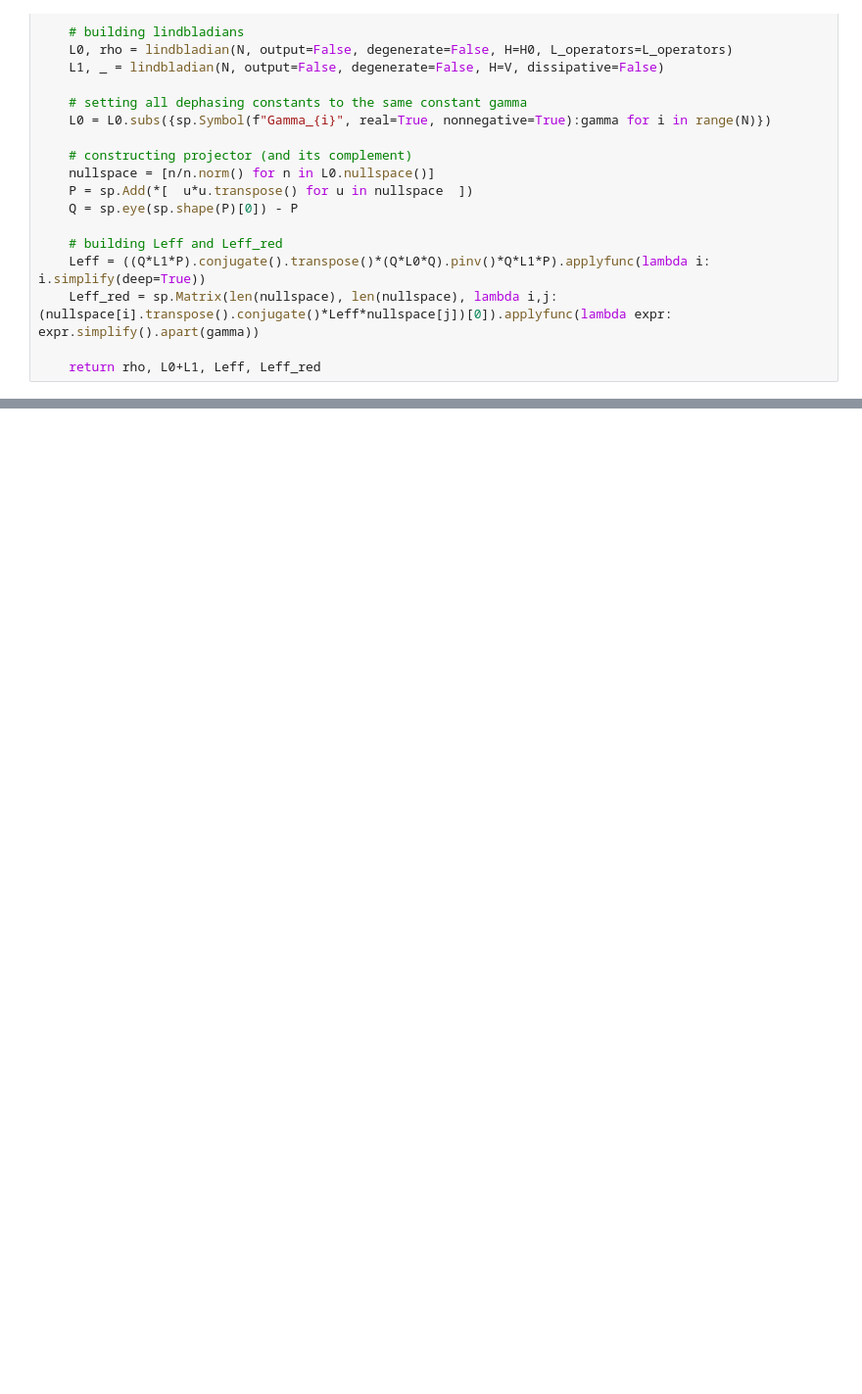
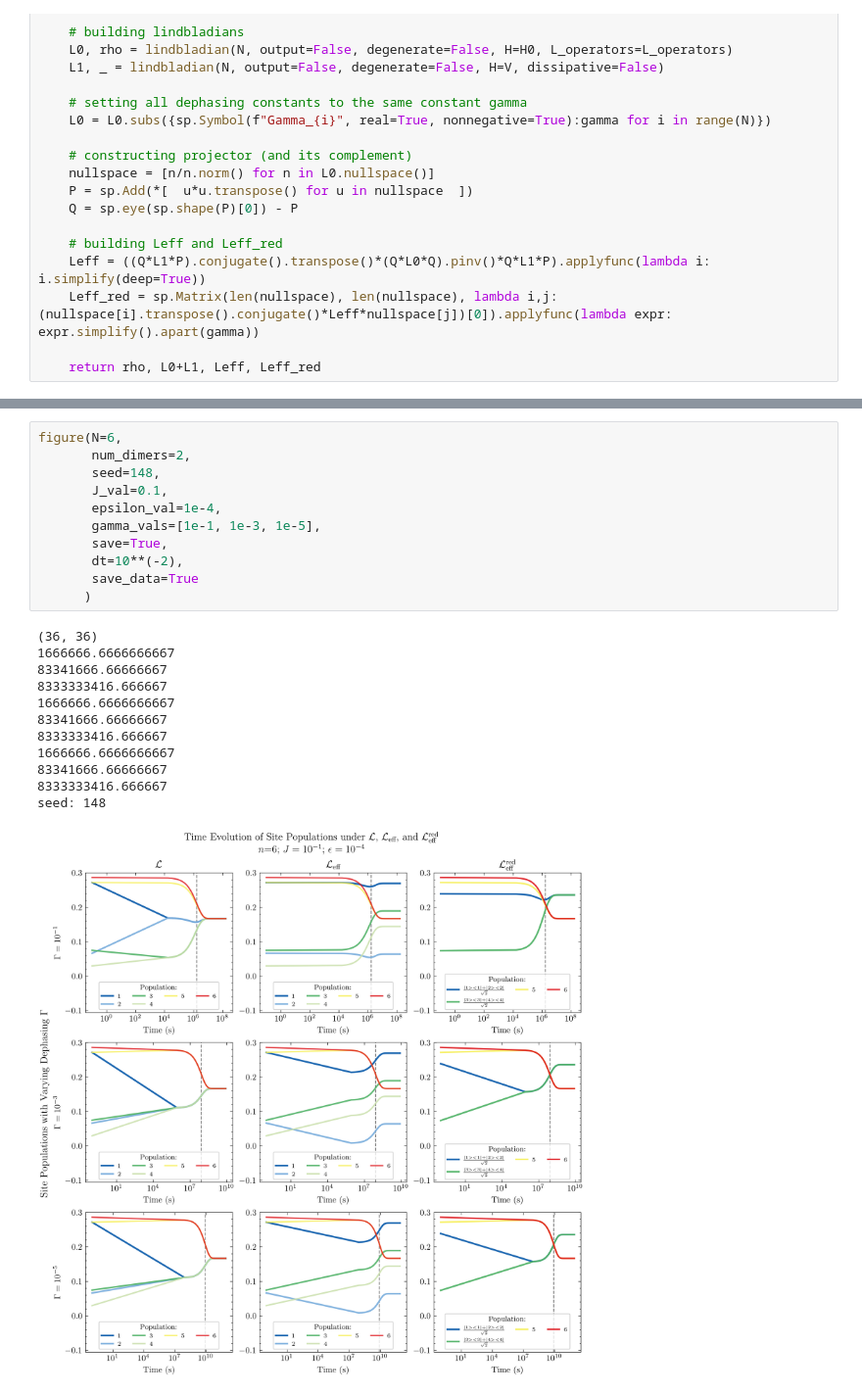
Before and after one commit to kiwipretzel/nserc-2026, a Jupyter notebook: [3.4] [n-site (degenerate), single-body, general epsilon's, local dephasing]/[3.4.0.1.1] [plots]/[3.4.0.1.1] [Leff population dynamics] [july 29].ipynb, the cells around one changed output, grey strips where cells are left out. Shown at 98% size. Cells and saved outputs as stored; diff of their text form; blank space fills up the shorter version.

```diff
--- a/[3.4] [n-site (degenerate), single-body, general epsilon's, local dephasing]/[3.4.0.1.1] [plots]/[3.4.0.1.1] [Leff population dynamics] [july 29].ipynb
+++ b/[3.4] [n-site (degenerate), single-body, general epsilon's, local dephasing]/[3.4.0.1.1] [plots]/[3.4.0.1.1] [Leff population dynamics] [july 29].ipynb
@@ -187,0 +196,24 @@ seed: 31
+# %%
+figure(N=6,
+       num_dimers=2,
+       seed=148,
+       J_val=0.1,
+       epsilon_val=1e-4,
+       gamma_vals=[1e-1, 1e-3, 1e-5],
+       save=True,
+       dt=10**(-2),
+       save_data=True
+      )
+# %% [output]
+(36, 36)
+1666666.6666666667
+83341666.66666667
+8333333416.666667
+1666666.6666666667
+83341666.66666667
+8333333416.666667
+1666666.6666666667
+83341666.66666667
+8333333416.666667
+seed: 148
+[figure, added]
```
Also changed, not shown: parts of 3 cells of this notebook, 56 other files.
